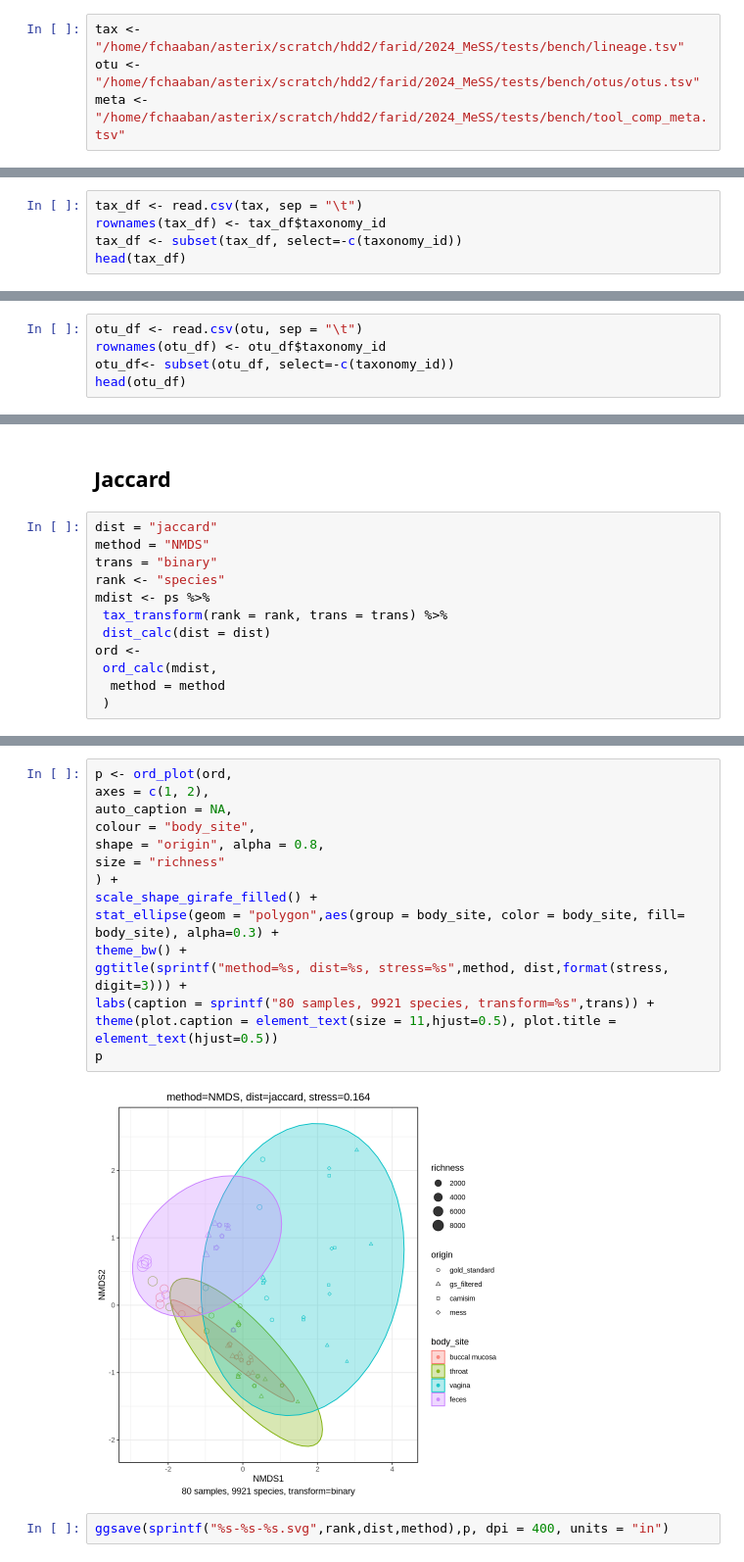
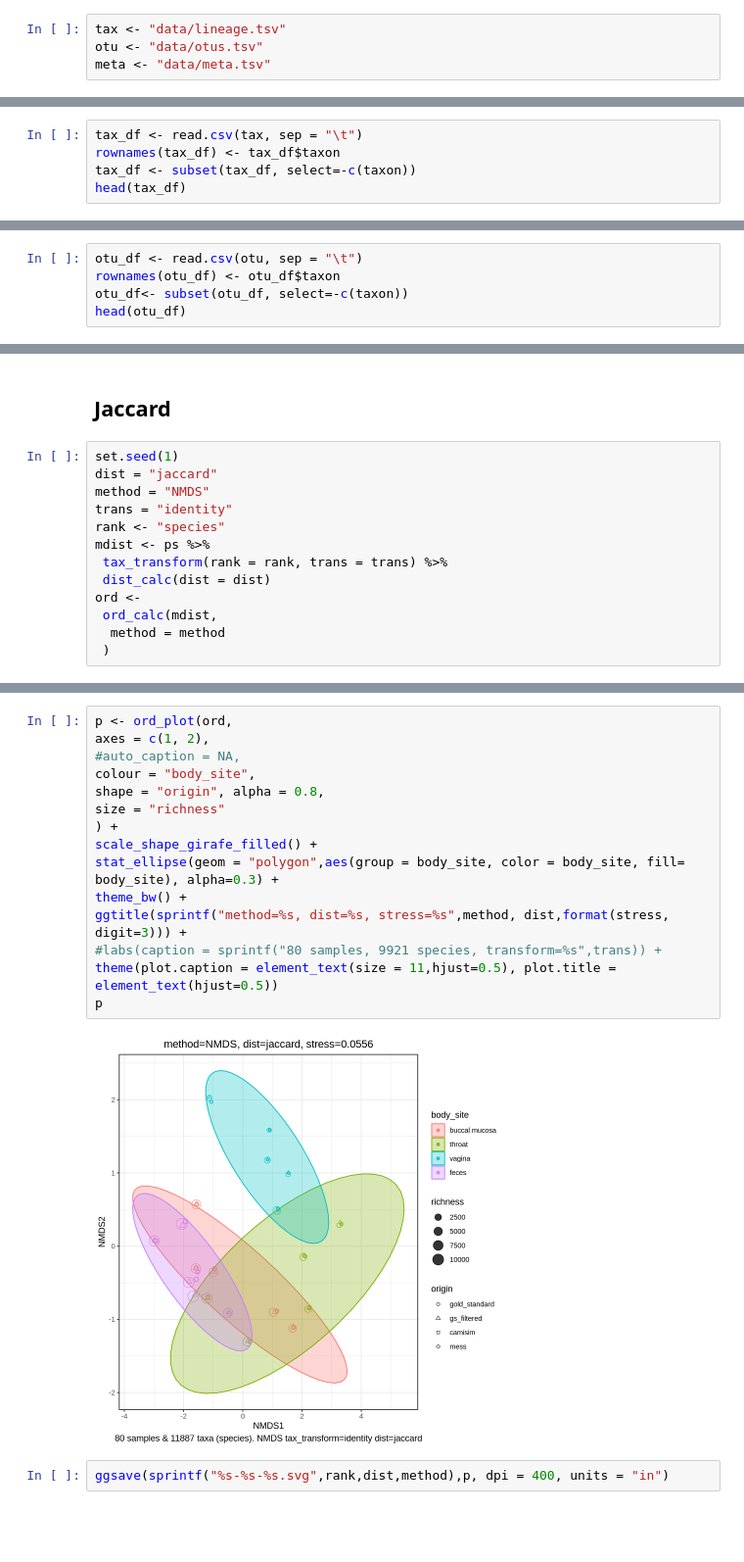
Before and after one commit to metagenlab/MeSS-figures, a Jupyter notebook: microviz.ipynb, the cells around one changed output, grey strips where cells are left out. Shown at 98% size. Saved outputs shown, nothing was run; the diff lists cells and outputs as text; blank space fills up the shorter version.

```diff
--- a/microviz.ipynb
+++ b/microviz.ipynb
@@ -27,9 +27,9 @@ The following object is masked from ‘package:base’:
 
     transform
 # %%
-tax <- "/home/fchaaban/asterix/scratch/hdd2/farid/2024_MeSS/tests/bench/lineage.tsv"
-otu <- "/home/fchaaban/asterix/scratch/hdd2/farid/2024_MeSS/tests/bench/otus/otus.tsv"
-meta <- "/home/fchaaban/asterix/scratch/hdd2/farid/2024_MeSS/tests/bench/tool_comp_meta.tsv"
+tax <- "data/lineage.tsv"
+otu <- "data/otus.tsv"
+meta <- "data/meta.tsv"
 # %%
 meta_df <- read.csv(meta, sep = "\t")
 rownames(meta_df) <- meta_df$file
@@ -57,8 +57,8 @@ A data.frame: 80 × 5
 | SRS014475_filtered | SRS014475_filtered | SRS014475 | gs_filtered | throat | False |
 # %%
 tax_df <- read.csv(tax, sep = "\t")
-rownames(tax_df) <- tax_df$taxonomy_id
-tax_df <- subset(tax_df, select=-c(taxonomy_id))
+rownames(tax_df) <- tax_df$taxon
+tax_df <- subset(tax_df, select=-c(taxon))
 head(tax_df)
 # %% [output]
 A data.frame: 6 × 7
@@ -73,7 +73,7 @@ A data.frame: 6 × 7
 # %%
 otu_df <- read.csv(otu, sep = "\t")
-rownames(otu_df) <- otu_df$taxonomy_id
-otu_df<- subset(otu_df, select=-c(taxonomy_id))
+rownames(otu_df) <- otu_df$taxon
+otu_df<- subset(otu_df, select=-c(taxon))
 head(otu_df)
 # %% [output]
 A data.frame: 6 × 80
@@ -184,9 +196,10 @@ Saving 6.67 x 6.67 in image
 # %% [markdown]
 ## Jaccard
 # %%
+set.seed(1)
 dist = "jaccard"
 method = "NMDS"
-trans = "binary"
+trans = "identity"
 rank <- "species"
 mdist <- ps %>%
  tax_transform(rank = rank, trans = trans) %>%
@@ -221,20 +234,20 @@ stress
 # %%
 p <- ord_plot(ord,
 axes = c(1, 2),
-auto_caption = NA,
+#auto_caption = NA,
 colour = "body_site",
 shape = "origin", alpha = 0.8,
 size = "richness"
 ) +
 scale_shape_girafe_filled() +
 stat_ellipse(geom = "polygon",aes(group = body_site, color = body_site, fill= body_site), alpha=0.3) +
 theme_bw() +
 ggtitle(sprintf("method=%s, dist=%s, stress=%s",method, dist,format(stress, digit=3))) +
-labs(caption = sprintf("80 samples, 9921 species, transform=%s",trans)) +
+#labs(caption = sprintf("80 samples, 9921 species, transform=%s",trans)) +
 theme(plot.caption = element_text(size = 11,hjust=0.5), plot.title = element_text(hjust=0.5))
 p
 # %% [output]
-[figure, old version]
+[figure, new version]
 # %%
 ggsave(sprintf("%s-%s-%s.svg",rank,dist,method),p, dpi = 400, units = "in")
 # %% [output]
```
Also changed, not shown: parts of 21 cells of this notebook.
